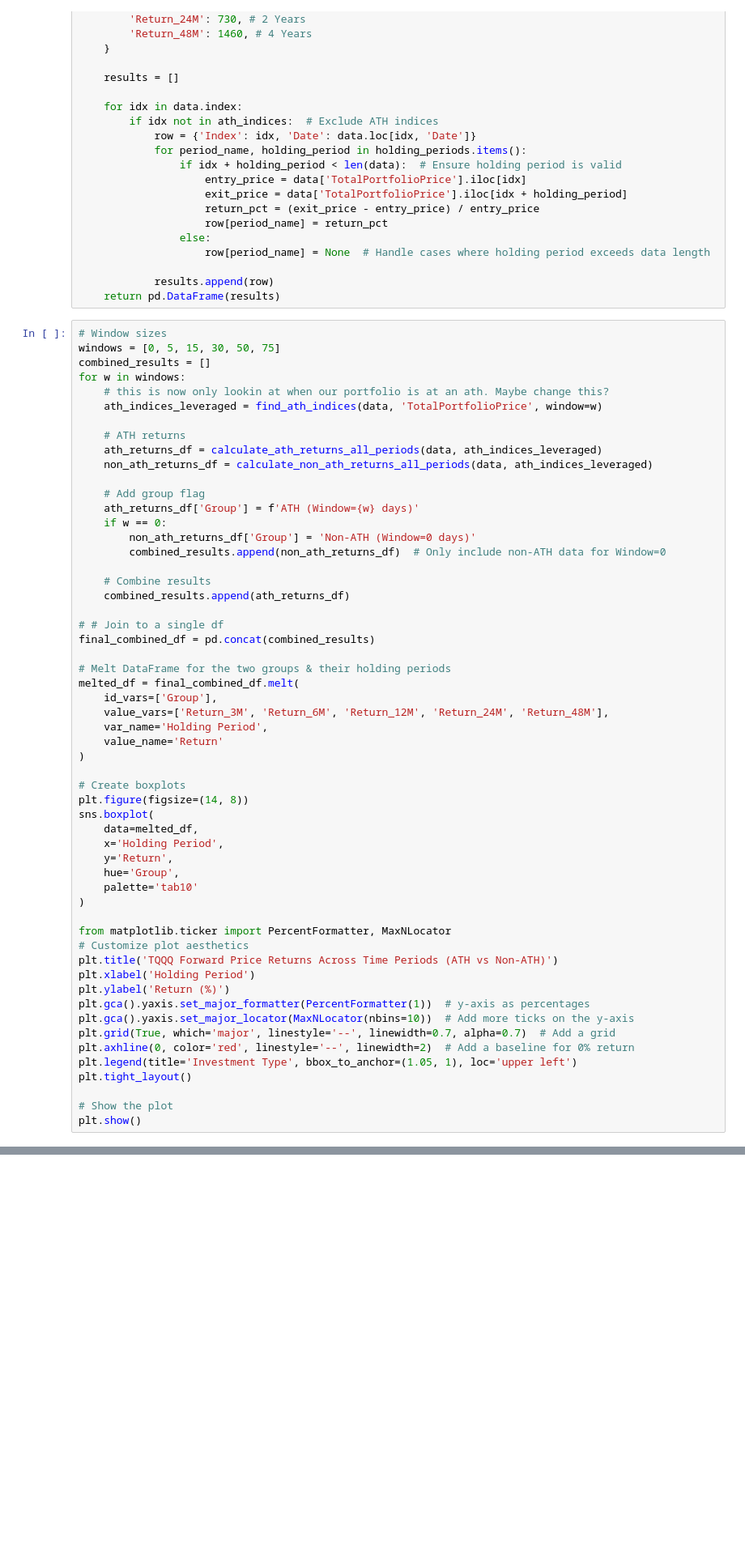
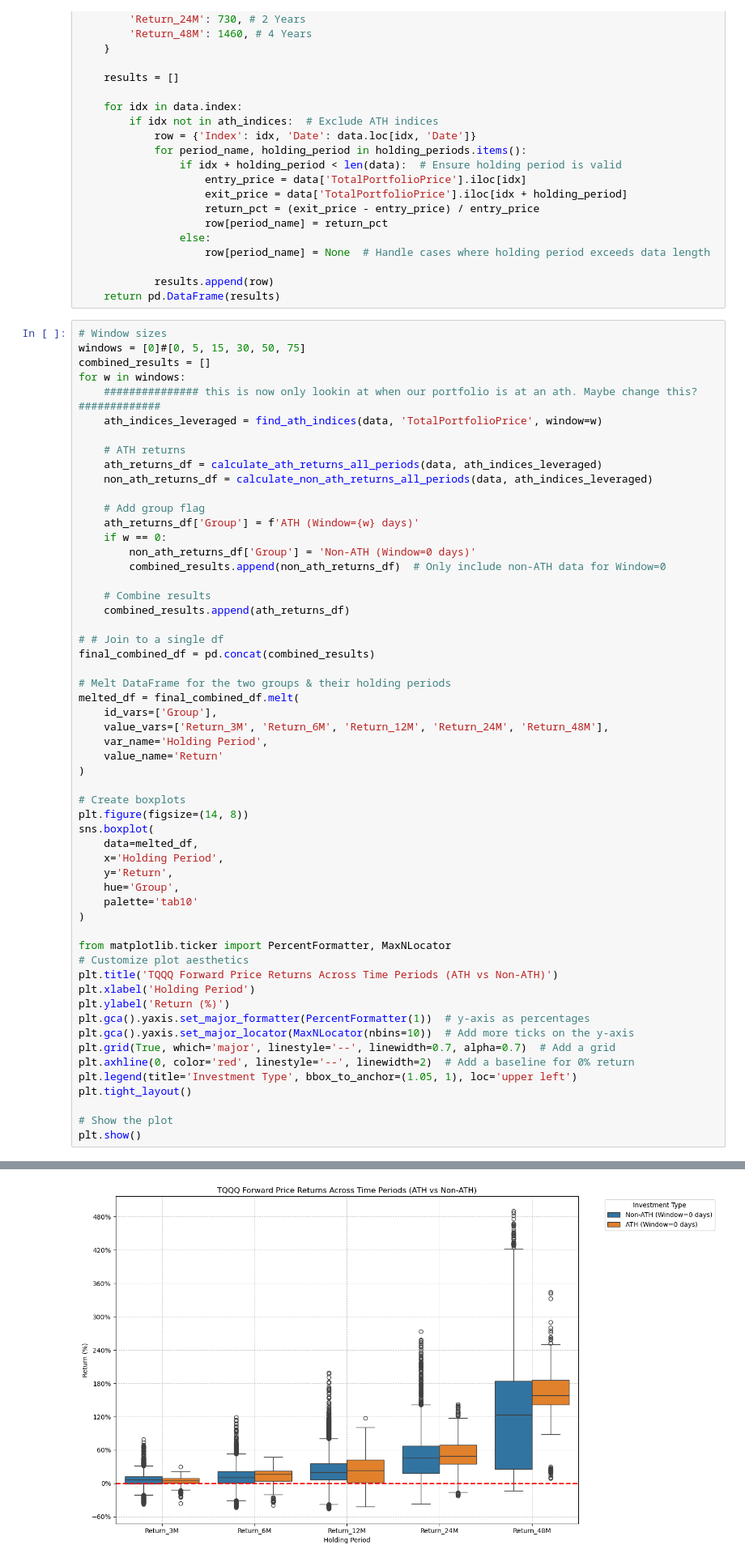
Before and after one commit to SterlingHayden/ATH-Investing-w-Leveraged-ETFs, a Jupyter notebook: Demo-Portfolio.ipynb, the cells around one changed output, grey strips where cells are left out. Shown at 81% size. Saved outputs shown, nothing was run; the diff lists cells and outputs as text; blank space fills up the shorter version.

```diff
--- a/Demo-Portfolio.ipynb
+++ b/Demo-Portfolio.ipynb
@@ -198,10 +199,10 @@ def calculate_non_ath_returns_all_periods(data, ath_indices):
     return pd.DataFrame(results)
 # %%
 # Window sizes
-windows = [0, 5, 15, 30, 50, 75]
+windows = [0]#[0, 5, 15, 30, 50, 75]
 combined_results = []
 for w in windows:
-    # this is now only lookin at when our portfolio is at an ath. Maybe change this?
+    ############### this is now only lookin at when our portfolio is at an ath. Maybe change this?   #############
     ath_indices_leveraged = find_ath_indices(data, 'TotalPortfolioPrice', window=w)
 
     # ATH returns
@@ -256,0 +257 @@ KeyError: 2130
+[figure, added]
```
Also changed, not shown: parts of 3 cells of this notebook.
